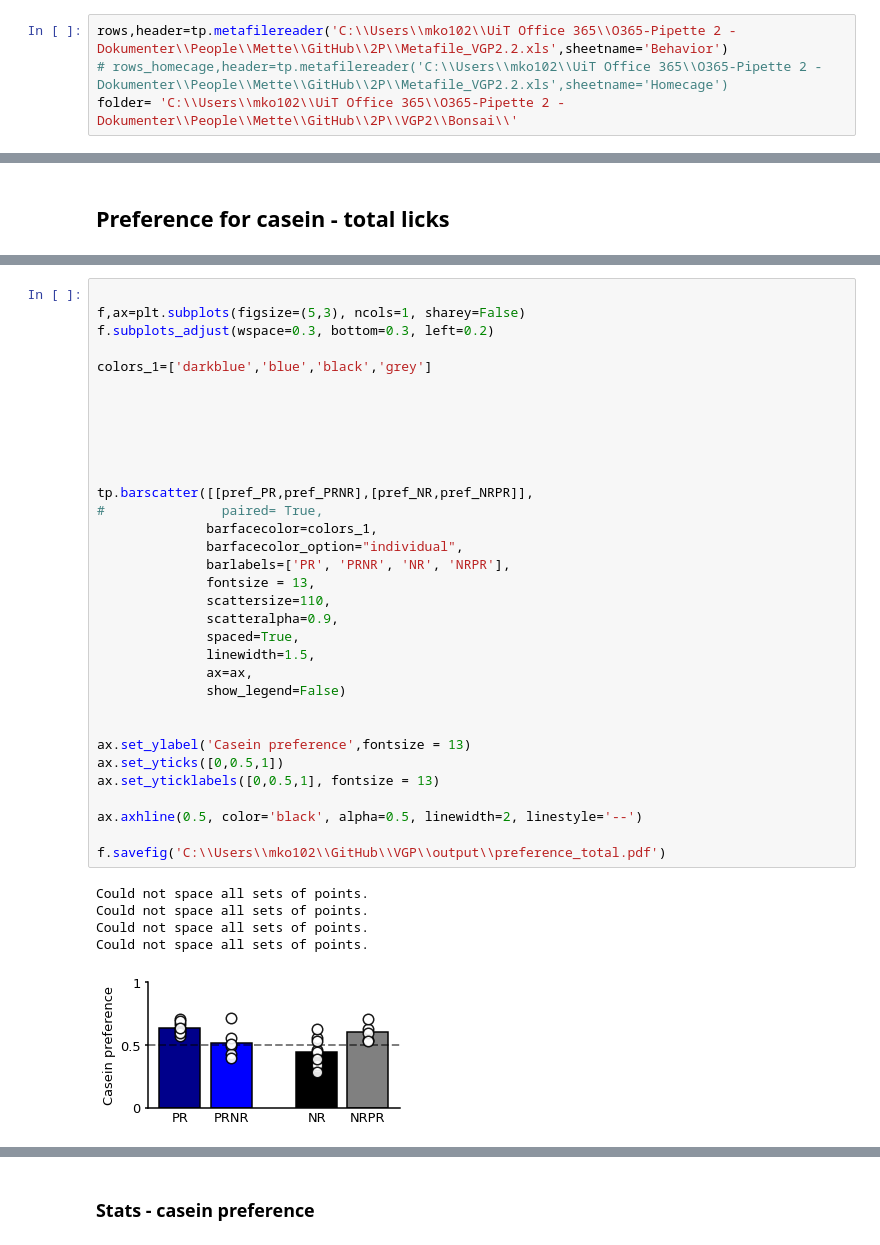
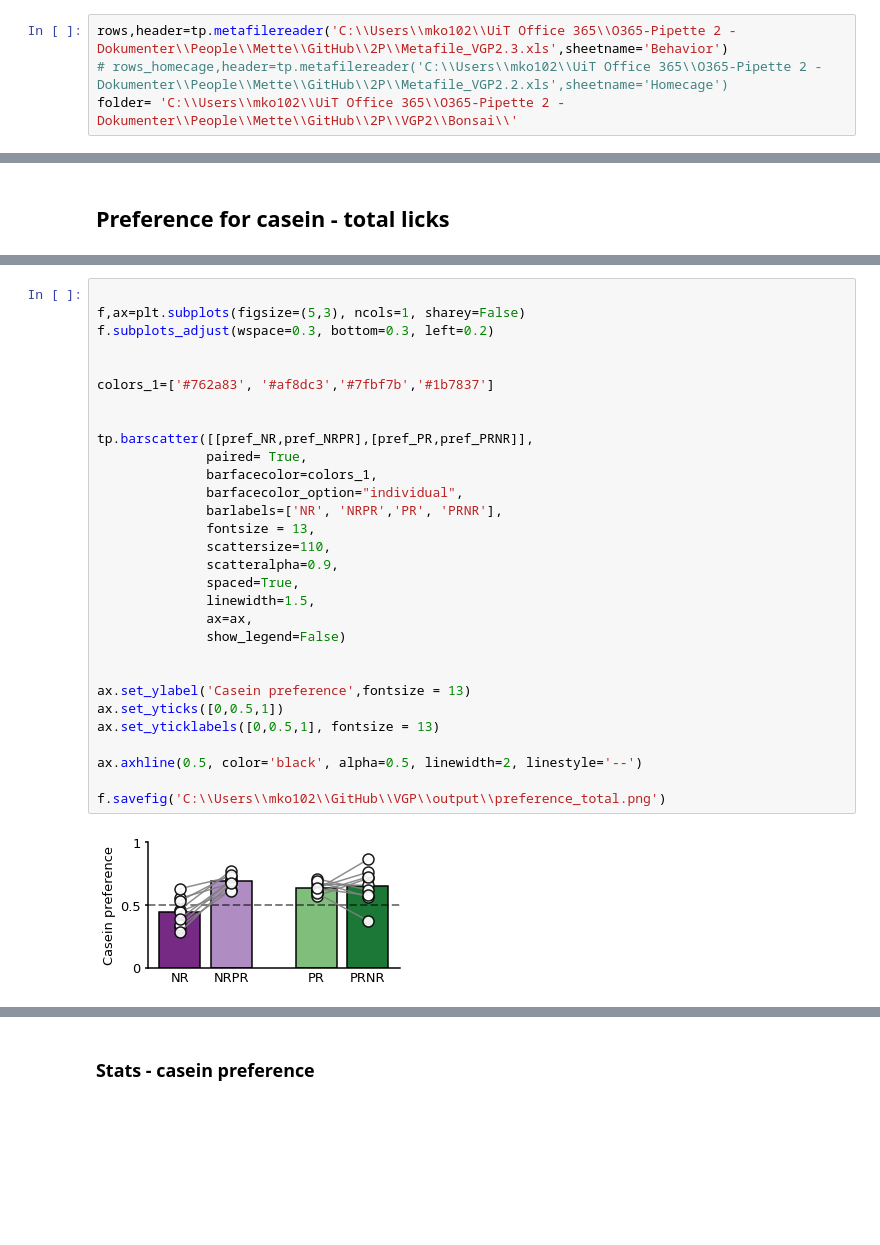
Before and after one commit to jetsetmette/VGP, a Jupyter notebook: notebooks/Behavior_2P.ipynb, the cells around one changed output, grey strips where cells are left out. Cells and saved outputs as stored; diff of their text form; blank space fills up the shorter version.

Commit message:
Edited figures for cas/malt licks and pref

```diff
--- a/notebooks/Behavior_2P.ipynb
+++ b/notebooks/Behavior_2P.ipynb
@@ -399,7 +399,7 @@ def grouped_by_session(dictionary, solution,session, output):
 # %% [markdown]
 ## Metafile reader
 # %%
-rows,header=tp.metafilereader('C:\\Users\\mko102\\UiT Office 365\\O365-Pipette 2 - Dokumenter\\People\\Mette\\GitHub\\2P\\Metafile_VGP2.2.xls',sheetname='Behavior')
+rows,header=tp.metafilereader('C:\\Users\\mko102\\UiT Office 365\\O365-Pipette 2 - Dokumenter\\People\\Mette\\GitHub\\2P\\Metafile_VGP2.3.xls',sheetname='Behavior')
 # rows_homecage,header=tp.metafilereader('C:\\Users\\mko102\\UiT Office 365\\O365-Pipette 2 - Dokumenter\\People\\Mette\\GitHub\\2P\\Metafile_VGP2.2.xls',sheetname='Homecage')
 folder= 'C:\\Users\\mko102\\UiT Office 365\\O365-Pipette 2 - Dokumenter\\People\\Mette\\GitHub\\2P\\VGP2\\Bonsai\\'
 # %% [output]
@@ -815,39 +823,32 @@ for cas in cas_NRPR:
 # %%
 
 f,ax=plt.subplots(figsize=(5,3), ncols=1, sharey=False)
 f.subplots_adjust(wspace=0.3, bottom=0.3, left=0.2)
 
-colors_1=['darkblue','blue','black','grey']
+
+colors_1=['#762a83', '#af8dc3','#7fbf7b','#1b7837']
 
 
-
-
-
-
-tp.barscatter([[pref_PR,pref_PRNR],[pref_NR,pref_NRPR]],
-#               paired= True,
+tp.barscatter([[pref_NR,pref_NRPR],[pref_PR,pref_PRNR]],
+              paired= True,
               barfacecolor=colors_1,
               barfacecolor_option="individual",
-              barlabels=['PR', 'PRNR', 'NR', 'NRPR'],
+              barlabels=['NR', 'NRPR','PR', 'PRNR'],
               fontsize = 13,
               scattersize=110,
               scatteralpha=0.9,
               spaced=True,
               linewidth=1.5,
               ax=ax,
               show_legend=False)
 
 
 ax.set_ylabel('Casein preference',fontsize = 13)
 ax.set_yticks([0,0.5,1])
 ax.set_yticklabels([0,0.5,1], fontsize = 13)
 
 ax.axhline(0.5, color='black', alpha=0.5, linewidth=2, linestyle='--')
 
-f.savefig('C:\\Users\\mko102\\GitHub\\VGP\\output\\preference_total.pdf')
+f.savefig('C:\\Users\\mko102\\GitHub\\VGP\\output\\preference_total.png')
 # %% [output]
-Could not space all sets of points.
-Could not space all sets of points.
-Could not space all sets of points.
-Could not space all sets of points.
-[figure, old version]
+[figure, new version]
```
Also changed, not shown: parts of 43 cells of this notebook.
